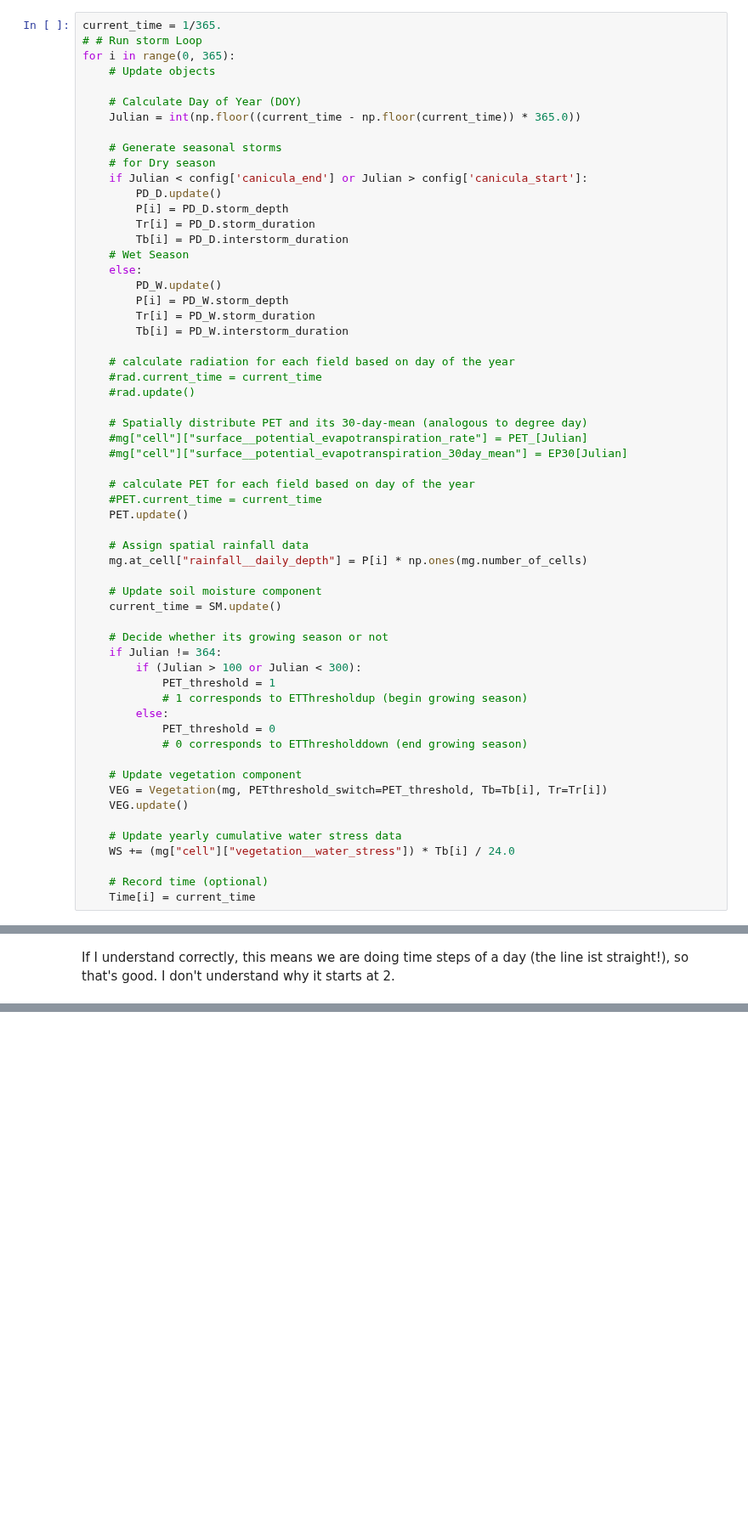
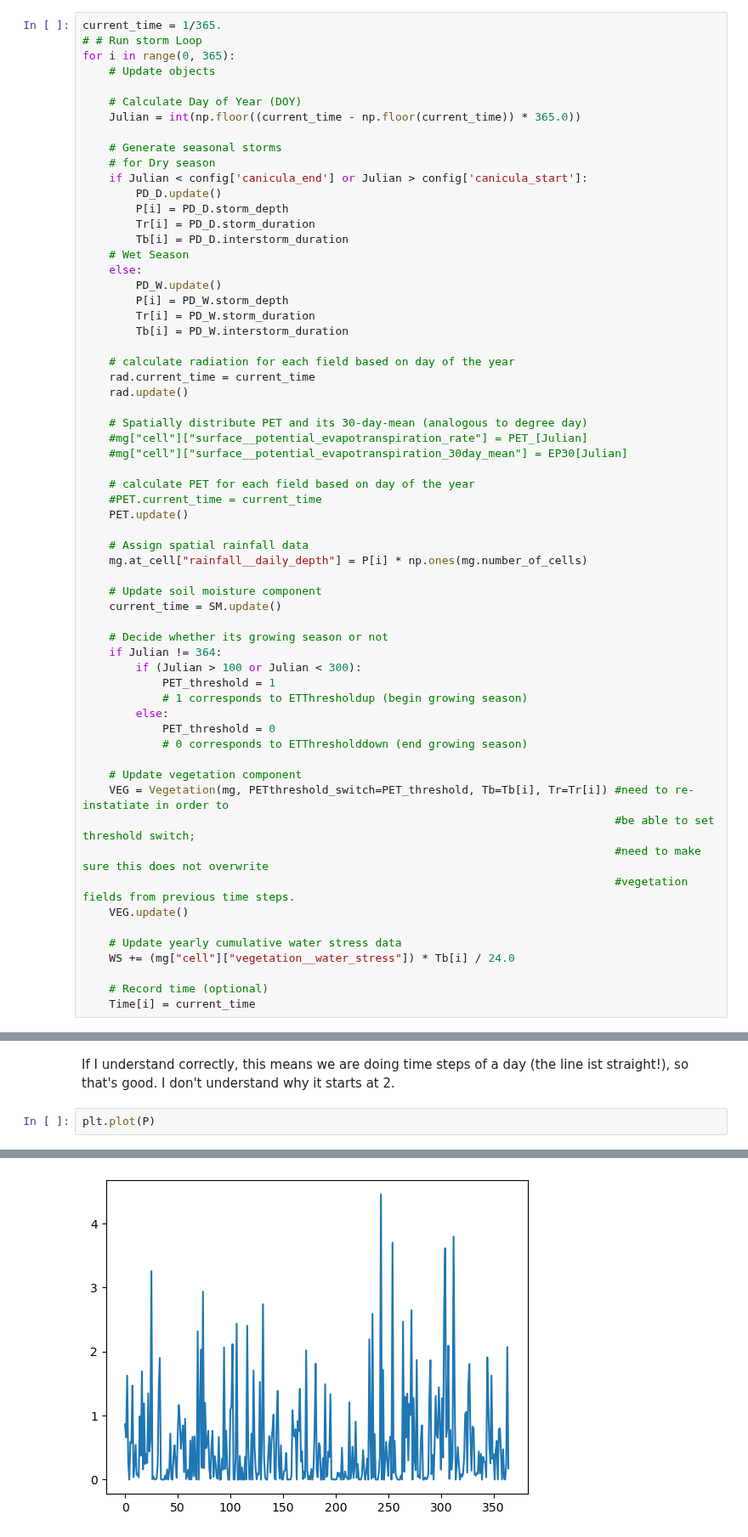
Before and after one commit to WylieMabel/TreesAndThat, a Jupyter notebook: LandLab_experiments/learning.ipynb, the cells around one changed output, grey strips where cells are left out. Shown at 85% size. Saved outputs shown, nothing was run; the diff lists cells and outputs as text; blank space fills up the shorter version.

```diff
--- a/LandLab_experiments/learning.ipynb
+++ b/LandLab_experiments/learning.ipynb
@@ -254,8 +254,8 @@ for i in range(0, 365):
         Tb[i] = PD_W.interstorm_duration
 
     # calculate radiation for each field based on day of the year
-    #rad.current_time = current_time
-    #rad.update()
+    rad.current_time = current_time
+    rad.update()
 
     # Spatially distribute PET and its 30-day-mean (analogous to degree day)
     #mg["cell"]["surface__potential_evapotranspiration_rate"] = PET_[Julian]
@@ -281,7 +281,10 @@ for i in range(0, 365):
             # 0 corresponds to ETThresholddown (end growing season)
 
     # Update vegetation component
-    VEG = Vegetation(mg, PETthreshold_switch=PET_threshold, Tb=Tb[i], Tr=Tr[i])
+    VEG = Vegetation(mg, PETthreshold_switch=PET_threshold, Tb=Tb[i], Tr=Tr[i]) #need to re-instatiate in order to
+                                                                                #be able to set threshold switch;
+                                                                                #need to make sure this does not overwrite
+                                                                                #vegetation fields from previous time steps.
     VEG.update()
 
     # Update yearly cumulative water stress data
@@ -306,3 +309,6 @@ plt.plot(Time)
 [figure]
 # %% [markdown]
 If I understand correctly, this means we are doing time steps of a day (the line ist straight!), so that's good. I don't understand why it starts at 2.
+# %%
+plt.plot(P)
+# %% [output]
@@ -308,0 +316 @@ If I understand correctly, this means we are doing time steps of a day (the line
+[figure, added]
```
Also changed, not shown: parts of 1 cell of this notebook, 3 other files.
